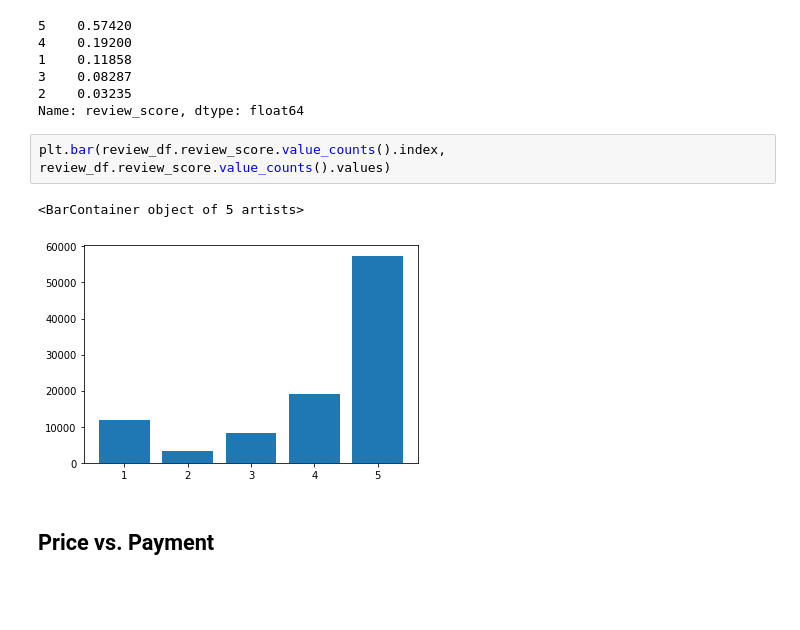
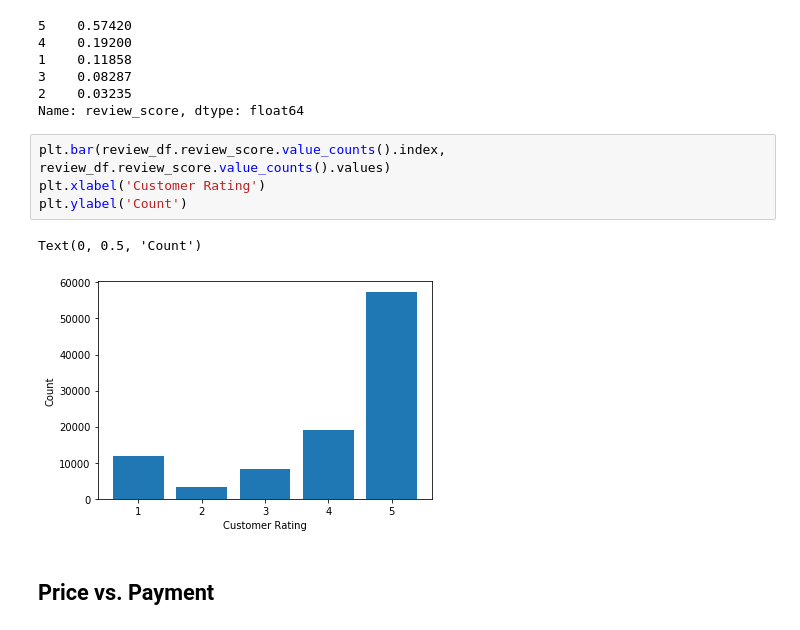
Before and after one commit to alireza-alizadegan/e-commerce-Sales, a Jupyter notebook: Brazil/Sentiment Analysis.ipynb, the cells around one changed output. Cells and saved outputs as stored; diff of their text form; blank space fills up the shorter version.

```diff
--- a/Brazil/Sentiment Analysis.ipynb
+++ b/Brazil/Sentiment Analysis.ipynb
@@ -577,9 +577,11 @@ review_df.review_score.value_counts(normalize=True)
 Name: review_score, dtype: float64
 # %%
 plt.bar(review_df.review_score.value_counts().index, review_df.review_score.value_counts().values)
+plt.xlabel('Customer Rating')
+plt.ylabel('Count')
 # %% [output]
-<BarContainer object of 5 artists>
+Text(0, 0.5, 'Count')
-[figure, old version]
+[figure, new version]
 # %% [markdown]
 ## Price vs. Payment
 # %%
```
Also changed, not shown: 1 other file.
